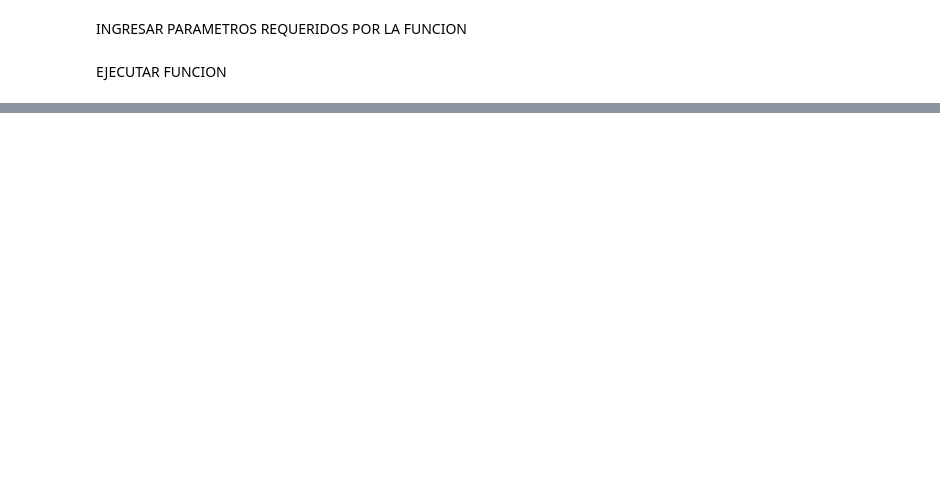
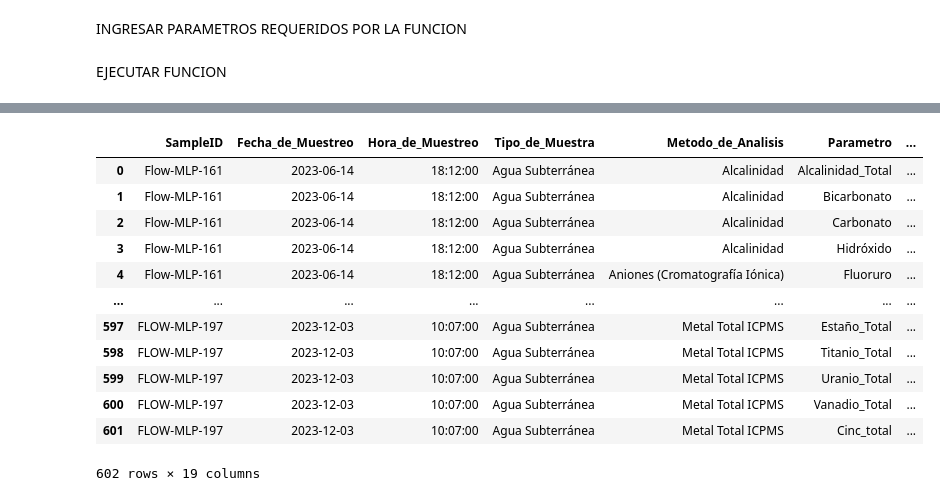
Before and after one commit to franciscoalejandro898/Tecnolog-a_Flow, a Jupyter notebook: Compilado_mlp/Compilacertificados.ipynb, the cells around one changed output, grey strips where cells are left out. Drawn from its saved outputs; the diff is of its cells as text; code cells hidden in the pictures; blank space fills up the shorter version.

```diff
--- a/Compilado_mlp/Compilacertificados.ipynb
+++ b/Compilado_mlp/Compilacertificados.ipynb
@@ -44,30 +1,2 @@ data_certificados
-# %%
-def procesar_excel(file_path, sheet_name):
-    # Leer el archivo Excel, especificando que los nombres de columnas están en la fila 14 (índice 13)
-    df = pd.read_excel(file_path, sheet_name=sheet_name, header=14)
-
-    # Eliminar las primeras dos filas no deseadas
-    df = df.drop([0, 1])
-
-    # Restablecer el índice
-    df.reset_index(drop=True, inplace=True)
-
-    # Renombrar las columnas correctamente
-    df.columns = ["Método de Análisis", "Parámetro", "CM", "Unidad", "LD", "LQ"] + df.columns[6:].tolist()
-
-    # Transformar al formato largo
-    id_vars = ["Método de Análisis", "Parámetro", "CM", "Unidad", "LD", "LQ"]
-    melted_data = pd.melt(df, id_vars=id_vars, var_name='Sample_ID', value_name='Valor')
-
-    return melted_data
-
-
-file_path = r"G:\.shortcut-targets-by-id\1ugEph6zRyoKHbwpiYuXbB3Pj0UXueIKJ\09. Contrato CS115 EIA 2024\03.WIP\03.Hidroquímica\4. Muestras FLOW\Certificados\01. Portezuelo\00 Campaña mayo SGS\ALS\38060_2022_FLOW HIDRO.xlsx"
-# file_path = r"G:\.shortcut-targets-by-id\1ugEph6zRyoKHbwpiYuXbB3Pj0UXueIKJ\09. Contrato CS115 EIA 2024\03.WIP\03.Hidroquímica\4. Muestras FLOW\Certificados\01. Portezuelo\00 Campaña mayo SGS\ALS\36668_2022_FLOW HYDRO.xlsx"
-sheet_name = 'Resultados'
-melted_data = procesar_excel(file_path, sheet_name)
-
-# Mostrar las primeras filas del DataFrame transformado
-melted_data
 # %% [markdown]
 V.0.0
@@ -193,8 +183,7 @@ def procesar_excel(file_path, sheet_name, data_certificados):
 # %% [markdown]
 INGRESAR PARAMETROS REQUERIDOS POR LA FUNCION
 # %%
-# directory_path = r"G:\.shortcut-targets-by-id\1ugEph6zRyoKHbwpiYuXbB3Pj0UXueIKJ\09. Contrato CS115 EIA 2024\03.WIP\03.Hidroquímica\4. Muestras FLOW\Certificados\01. Portezuelo\00 Campaña mayo SGS\ALS"
-directory_path = r"G:\.shortcut-targets-by-id\1ugEph6zRyoKHbwpiYuXbB3Pj0UXueIKJ\09. Contrato CS115 EIA 2024\03.WIP\03.Hidroquímica\4. Muestras FLOW\Certificados\01. Portezuelo\01. Campaña sept22\ALS"
+directory_path = r"G:\.shortcut-targets-by-id\1ugEph6zRyoKHbwpiYuXbB3Pj0UXueIKJ\09. Contrato CS115 EIA 2024\03.WIP\03.Hidroquímica\4. Muestras FLOW\Certificados\01. Portezuelo\05. Sondajes Plinto\ALS"
 sheet_name = "Resultados"
 excel_files = [file for file in os.listdir(directory_path) if file.endswith('.xlsx')]
 
@@ -269,0 +267,16 @@ df_compilado = pd.concat([df_compilado, data_certificados], ignore_index=True)
+# %%
+df_compilado
+# %% [output]
+|  | SampleID | Fecha_de_Muestreo | Hora_de_Muestreo | Tipo_de_Muestra | Metodo_de_Analisis | Parametro | ... |
+| 0 | Flow-MLP-161 | 2023-06-14 | 18:12:00 | Agua Subterránea | Alcalinidad | Alcalinidad_Total | ... |
+| 1 | Flow-MLP-161 | 2023-06-14 | 18:12:00 | Agua Subterránea | Alcalinidad | Bicarbonato | ... |
+| 2 | Flow-MLP-161 | 2023-06-14 | 18:12:00 | Agua Subterránea | Alcalinidad | Carbonato | ... |
+| 3 | Flow-MLP-161 | 2023-06-14 | 18:12:00 | Agua Subterránea | Alcalinidad | Hidróxido | ... |
+| 4 | Flow-MLP-161 | 2023-06-14 | 18:12:00 | Agua Subterránea | Aniones (Cromatografía Iónica) | Fluoruro | ... |
+| ... | ... | ... | ... | ... | ... | ... | ... |
+| 597 | FLOW-MLP-197 | 2023-12-03 | 10:07:00 | Agua Subterránea | Metal Total ICPMS | Estaño_Total | ... |
+| 598 | FLOW-MLP-197 | 2023-12-03 | 10:07:00 | Agua Subterránea | Metal Total ICPMS | Titanio_Total | ... |
+| 599 | FLOW-MLP-197 | 2023-12-03 | 10:07:00 | Agua Subterránea | Metal Total ICPMS | Uranio_Total | ... |
+| 600 | FLOW-MLP-197 | 2023-12-03 | 10:07:00 | Agua Subterránea | Metal Total ICPMS | Vanadio_Total | ... |
+| 601 | FLOW-MLP-197 | 2023-12-03 | 10:07:00 | Agua Subterránea | Metal Total ICPMS | Cinc_total | ... |
+602 rows × 19 columns
```
Also changed, not shown: parts of 21 cells of this notebook, 5 other files.
